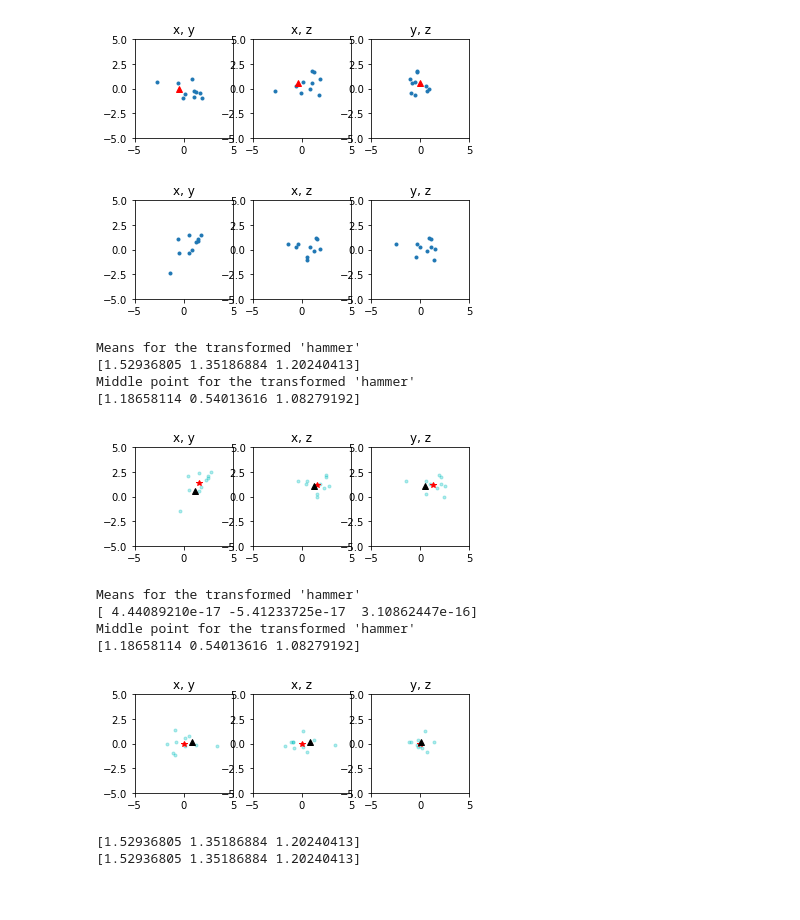
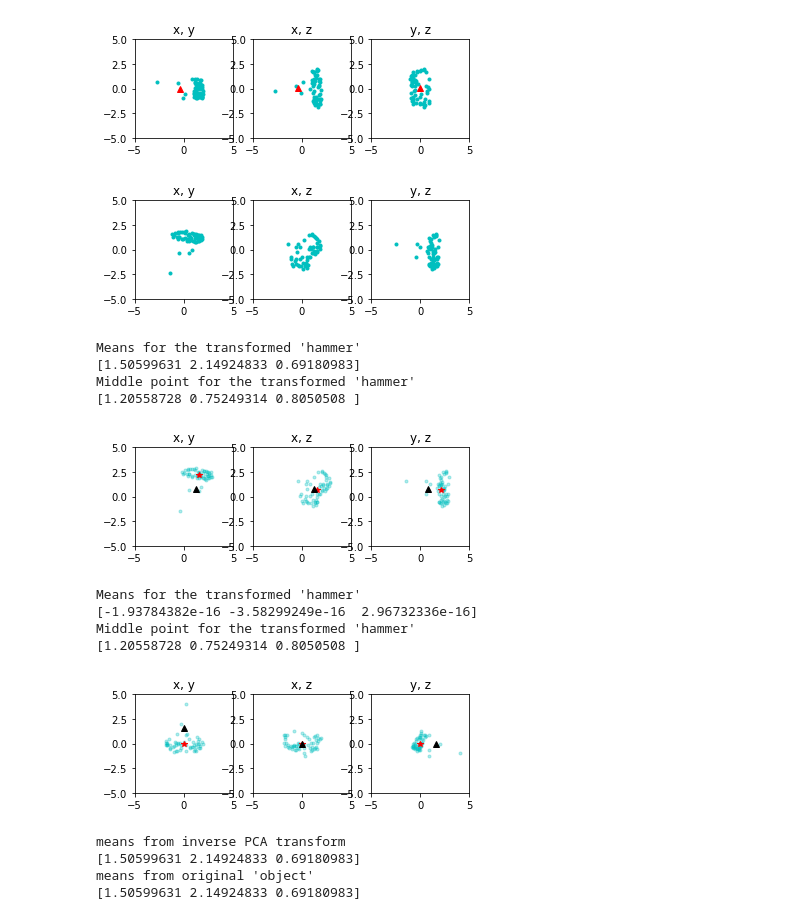
Before and after one commit to chanokin/spike_conv_nets, a Jupyter notebook: pca_mean_test.ipynb, the cells around one changed output. Drawn from its saved outputs; the diff is of its cells as text; code cells hidden in the pictures.

Commit message:
fix bug on point generation

```diff
--- a/pca_mean_test.ipynb
+++ b/pca_mean_test.ipynb
@@ -16,11 +16,11 @@ def generate_points(n_handle=10, n_head=100, seed=13):
     handle_points = np.random.uniform(min_handle, max_handle,
                                       [n_handle, 3])
     head_points = np.random.uniform(min_head, max_head,
-                                    [n_handle, 3])
+                                    [n_head, 3])
 
     return np.vstack([handle_points, head_points])
 # %%
-hammer = generate_points(5, 100)
+hammer = generate_points(5, 50)
 min_hammer = np.min(hammer, axis=0)
 max_hammer = np.max(hammer, axis=0)
 mid_hammer = min_hammer + (max_hammer - min_hammer) * 0.5
@@ -35,7 +35,7 @@ fig = plt.plot(figsize=(fw*5, fw*1))
 for p in range(3):
     ax = plt.subplot(1, 3, p+1)
     ax.set_title(order[p][2])
-    ax.plot(hammer[:, order[p][0]], hammer[:, order[p][1]], '.')
+    ax.plot(hammer[:, order[p][0]], hammer[:, order[p][1]], 'c.')
     ax.plot(mid_hammer[order[p][0]], mid_hammer[order[p][1]], 'r^')
     ax.set_xlim(-plot_lim, plot_lim)
     ax.set_ylim(-plot_lim, plot_lim)
@@ -43,25 +43,25 @@ for p in range(3):
 
 plt.show()
 # %% [output]
-[figure, old version]
+[figure, new version]
 # %%
 # ROTATE
 r = R.from_euler('xyz', [30, 10, 75], degrees=True)
 hammer_rotated = r.apply(hammer)
 
 fig = plt.plot(figsize=(fw*5, fw*1))
 for p in range(3):
     ax = plt.subplot(1, 3, p+1)
     ax.set_title(order[p][2])
     ax.plot(hammer_rotated[:, order[p][0]],
-            hammer_rotated[:, order[p][1]], '.')
+            hammer_rotated[:, order[p][1]], 'c.')
     ax.set_xlim(-plot_lim, plot_lim)
     ax.set_ylim(-plot_lim, plot_lim)
     ax.set_aspect('equal', 'box')
 
 plt.show()
 # %% [output]
-[figure, old version]
+[figure, new version]
 # %%
 hammer_rot_trans = hammer_rotated + 1.0
 print("Means for the transformed 'hammer'")
@@ -94,10 +94,10 @@ for p in range(3):
 plt.show()
 # %% [output]
 Means for the transformed 'hammer'
-[1.52936805 1.35186884 1.20240413]
+[1.50599631 2.14924833 0.69180983]
 Middle point for the transformed 'hammer'
-[1.18658114 0.54013616 1.08279192]
+[1.20558728 0.75249314 0.8050508 ]
-[figure, old version]
+[figure, new version]
 # %%
 
 pca = PCA(3)
@@ -132,14 +132,18 @@ for p in range(3):
 plt.show()
 # %% [output]
 Means for the transformed 'hammer'
-[ 4.44089210e-17 -5.41233725e-17  3.10862447e-16]
+[-1.93784382e-16 -3.58299249e-16  2.96732336e-16]
 Middle point for the transformed 'hammer'
-[1.18658114 0.54013616 1.08279192]
+[1.20558728 0.75249314 0.8050508 ]
-[figure, old version]
+[figure, new version]
 # %%
 recons_means_pca = pca.inverse_transform(means_pca)
+print("means from inverse PCA transform")
 print(recons_means_pca)
+print("means from original 'object'")
 print(means_transformed)
 # %% [output]
-[1.52936805 1.35186884 1.20240413]
-[1.52936805 1.35186884 1.20240413]
+means from inverse PCA transform
+[1.50599631 2.14924833 0.69180983]
+means from original 'object'
+[1.50599631 2.14924833 0.69180983]
```
